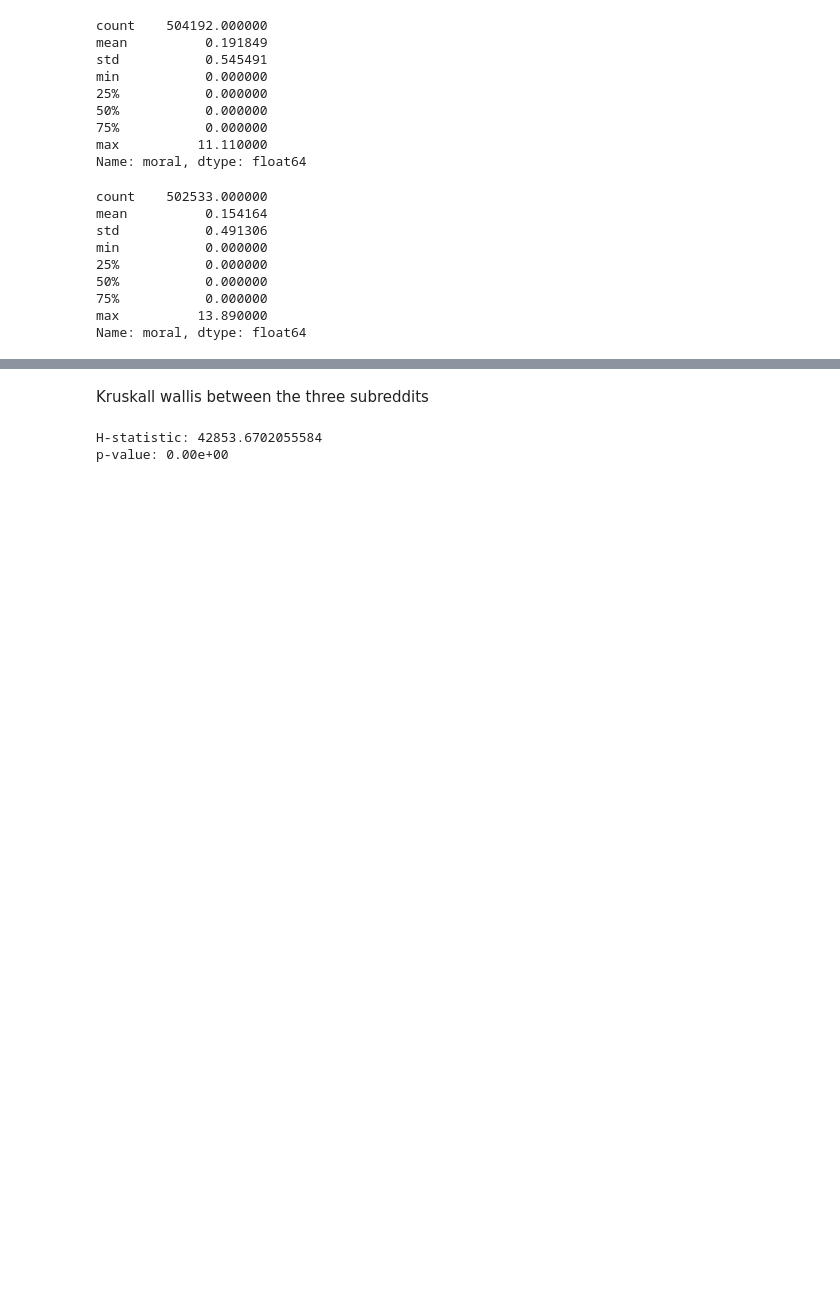
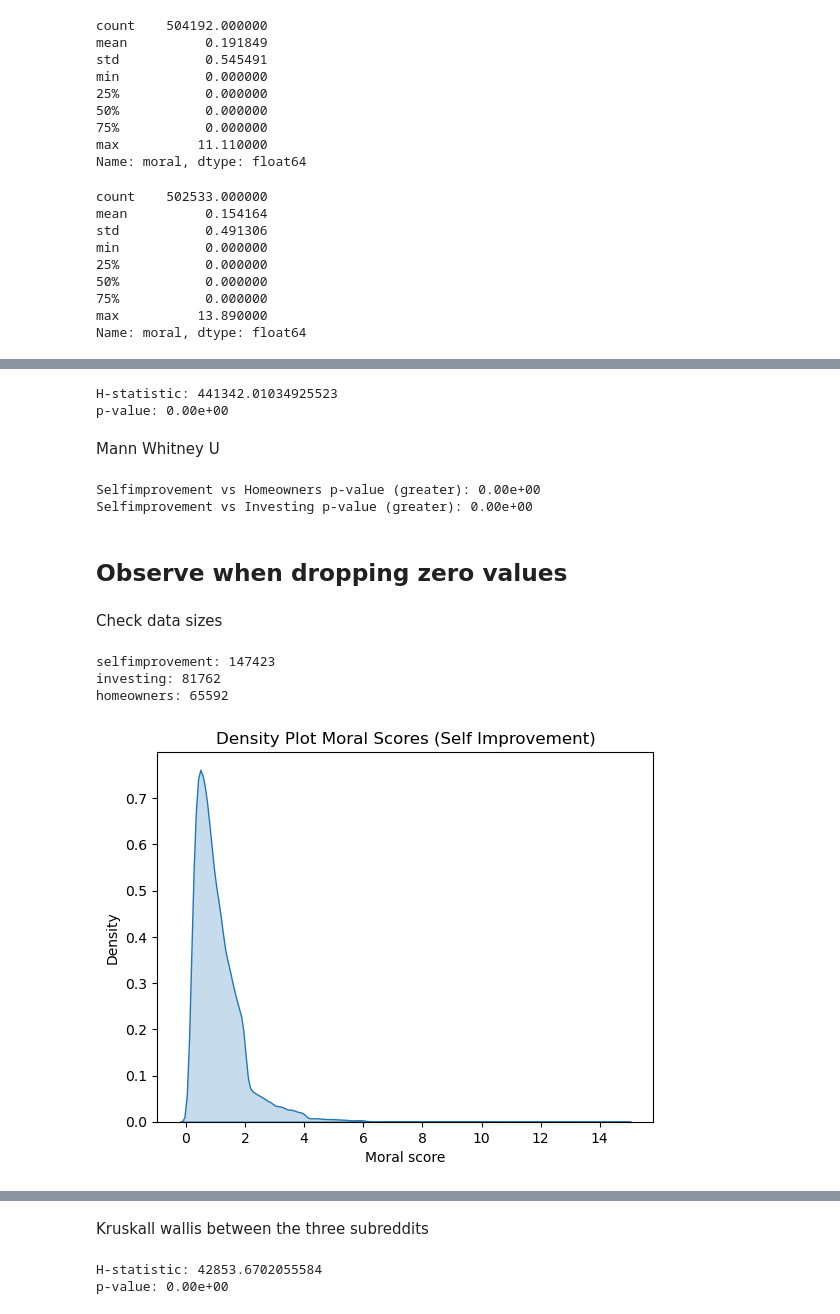
Before and after one commit to natashacarpcast/moralization-selfimprovement, a Jupyter notebook: 06-stats-tests.ipynb, the cells around one changed output, grey strips where cells are left out. Cells and saved outputs as stored; diff of their text form; code cells hidden in the pictures; blank space fills up the shorter version.

Commit message:
update  old stats

```diff
--- a/06-stats-tests.ipynb
+++ b/06-stats-tests.ipynb
@@ -95,0 +174,44 @@ print(percentiles_table)
+# %%
+h_stat, p_value = stats.kruskal(selfimprovement_upperbound.moral, homeowners_upperbound.moral, investing_upperbound.moral)
+print("H-statistic:", h_stat)
+print(f"p-value: {p_value:.2e}")
+# %% [output]
+H-statistic: 441342.01034925523
+p-value: 0.00e+00
+# %% [markdown]
+Mann Whitney U
+# %%
+# One-tailed test: selfimprovement > homeowners
+u_stat, p_value = stats.mannwhitneyu(selfimprovement_upperbound.moral, homeowners_upperbound.moral, alternative='greater')
+print(f"Selfimprovement vs Homeowners p-value (greater): {p_value:.2e}")
+
+# One-tailed test: selfimprovement > investing
+u_stat, p_value = stats.mannwhitneyu(selfimprovement_upperbound.moral, investing_upperbound.moral, alternative='greater')
+print(f"Selfimprovement vs Investing p-value (greater): {p_value:.2e}")
+# %% [output]
+Selfimprovement vs Homeowners p-value (greater): 0.00e+00
+Selfimprovement vs Investing p-value (greater): 0.00e+00
+# %% [markdown]
+## Observe when dropping zero values
+# %%
+selfimprovement_nonzero = selfimprovement[selfimprovement.moral != 0]
+investing_nonzero = investing[investing.moral != 0]
+homeowners_nonzero = homeowners[homeowners.moral != 0]
+# %% [markdown]
+Check data sizes
+# %%
+print("selfimprovement:", selfimprovement_nonzero.shape[0])
+print("investing:", investing_nonzero.shape[0])
+print("homeowners:", homeowners_nonzero.shape[0])
+# %% [output]
+selfimprovement: 147423
+investing: 81762
+homeowners: 65592
+# %%
+sns.kdeplot(selfimprovement_nonzero.moral, fill=True)
+plt.title('Density Plot Moral Scores (Self Improvement)')
+plt.xlabel('Moral score')
+plt.ylabel('Density')
+plt.show()
+# %% [output]
+[figure, added]
```
Also changed, not shown: parts of 49 cells of this notebook.
